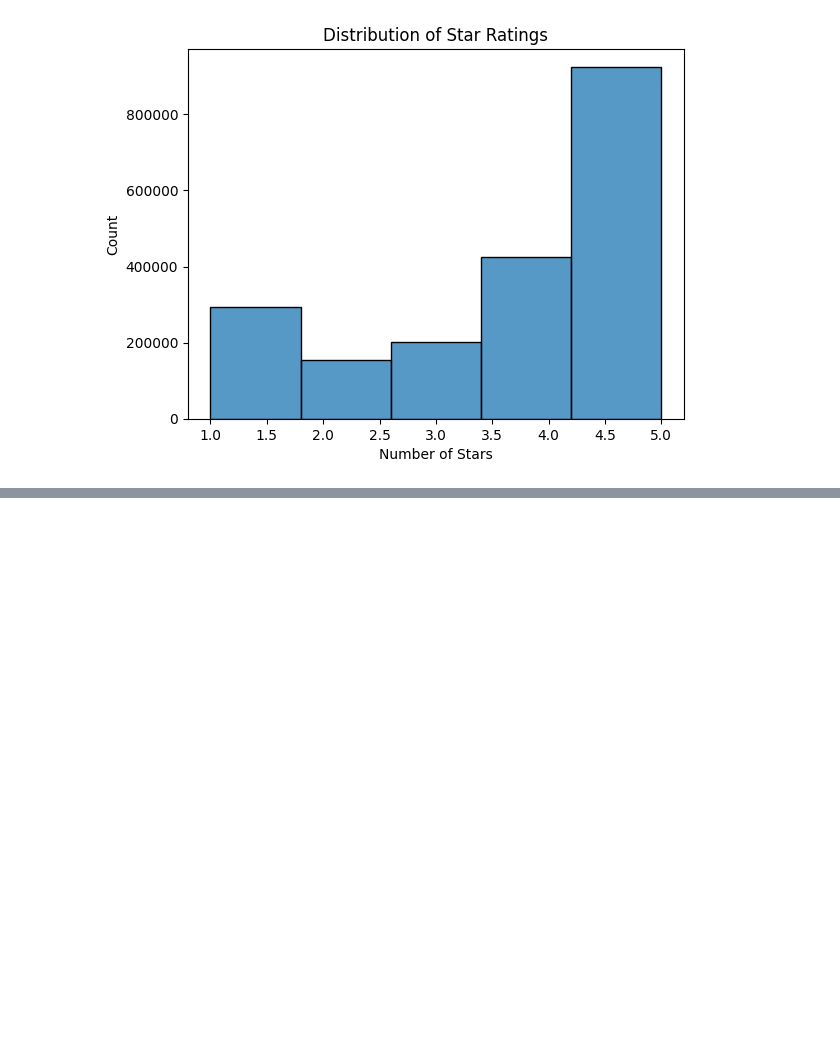
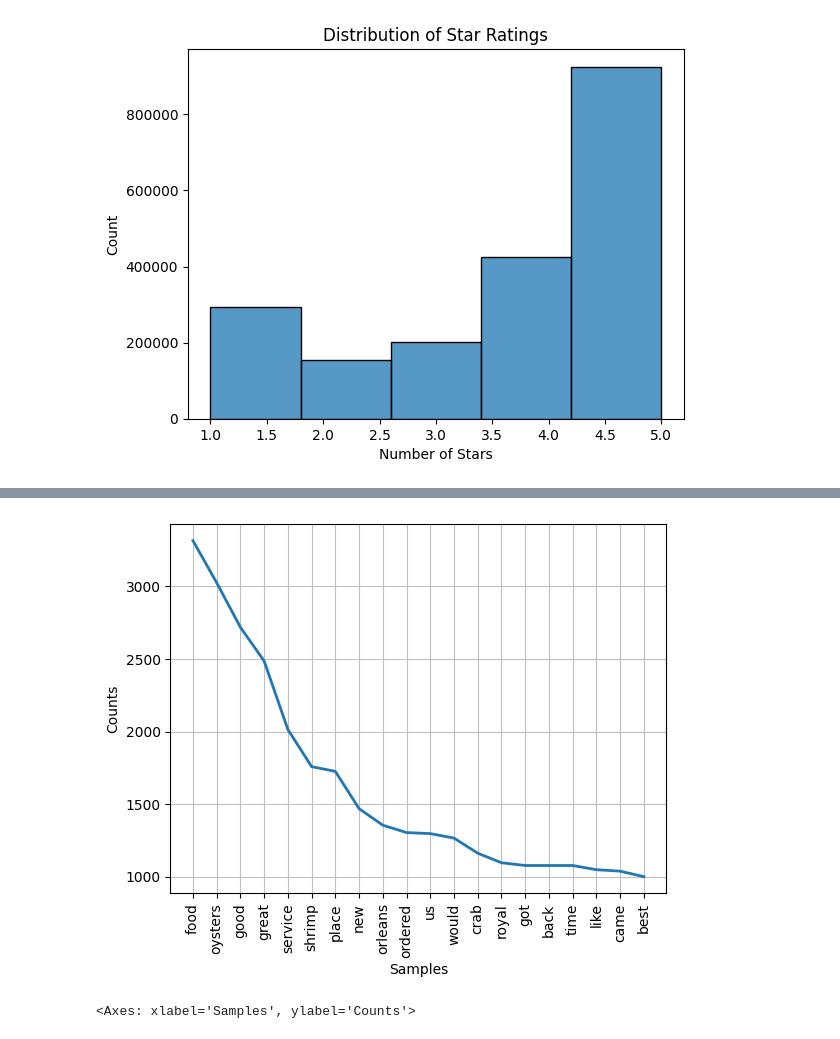
Before and after one commit to ljtaylor99/AAI-510-Final-Project, a Jupyter notebook: AAI510_Final.ipynb, the cells around one changed output, grey strips where cells are left out. Saved outputs shown, nothing was run; the diff lists cells and outputs as text; code cells hidden in the pictures; blank space fills up the shorter version.

```diff
--- a/AAI510_Final.ipynb
+++ b/AAI510_Final.ipynb
@@ -90,0 +151,6 @@ sns.histplot(df['stars'],bins = 5)
+# %%
+# Tokenize words
+
+words = df_b1['text'].apply(nltk.word_tokenize)
+# Reset index
+words.reset_index(inplace = True,drop = True)
@@ -90,0 +171,6 @@ sns.histplot(df['stars'],bins = 5)
+# %%
+# combine the lists of words into one list
+words1 = []
+for i in words:
+  for j in i:
+    words1.append(j)
@@ -90,0 +202,19 @@ sns.histplot(df['stars'],bins = 5)
+# %%
+# Remove punctuation
+no_p = []
+for i in words1:
+  if i.isalpha():
+    no_p.append(i.lower())
+
+# Remove stopwords
+stop_words = stopwords.words('english')
+no_s = []
+for j in no_p:
+  if j not in stop_words:
+    no_s.append(j)
+# %%
+# Word frequency of clean data
+word_freq = FreqDist(no_s)
+
+# Top 20 words
+word_freq.most_common(20)
@@ -90,0 +242,6 @@ sns.histplot(df['stars'],bins = 5)
+# %%
+# Plot word frequency
+word_freq.plot(20)
+# %% [output]
+[figure, added]
+<Axes: xlabel='Samples', ylabel='Counts'>
```
Also changed, not shown: parts of 11 cells of this notebook.
